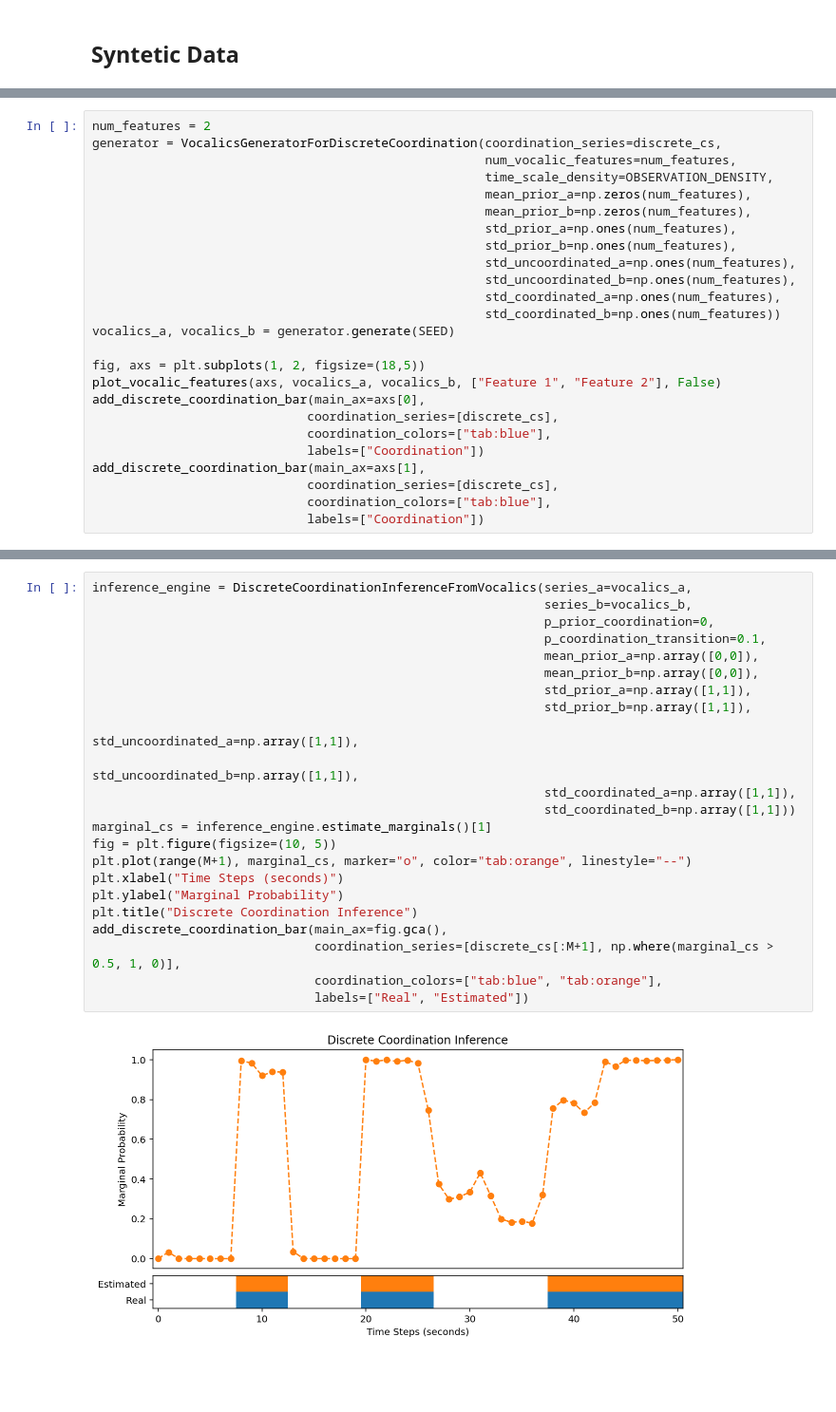
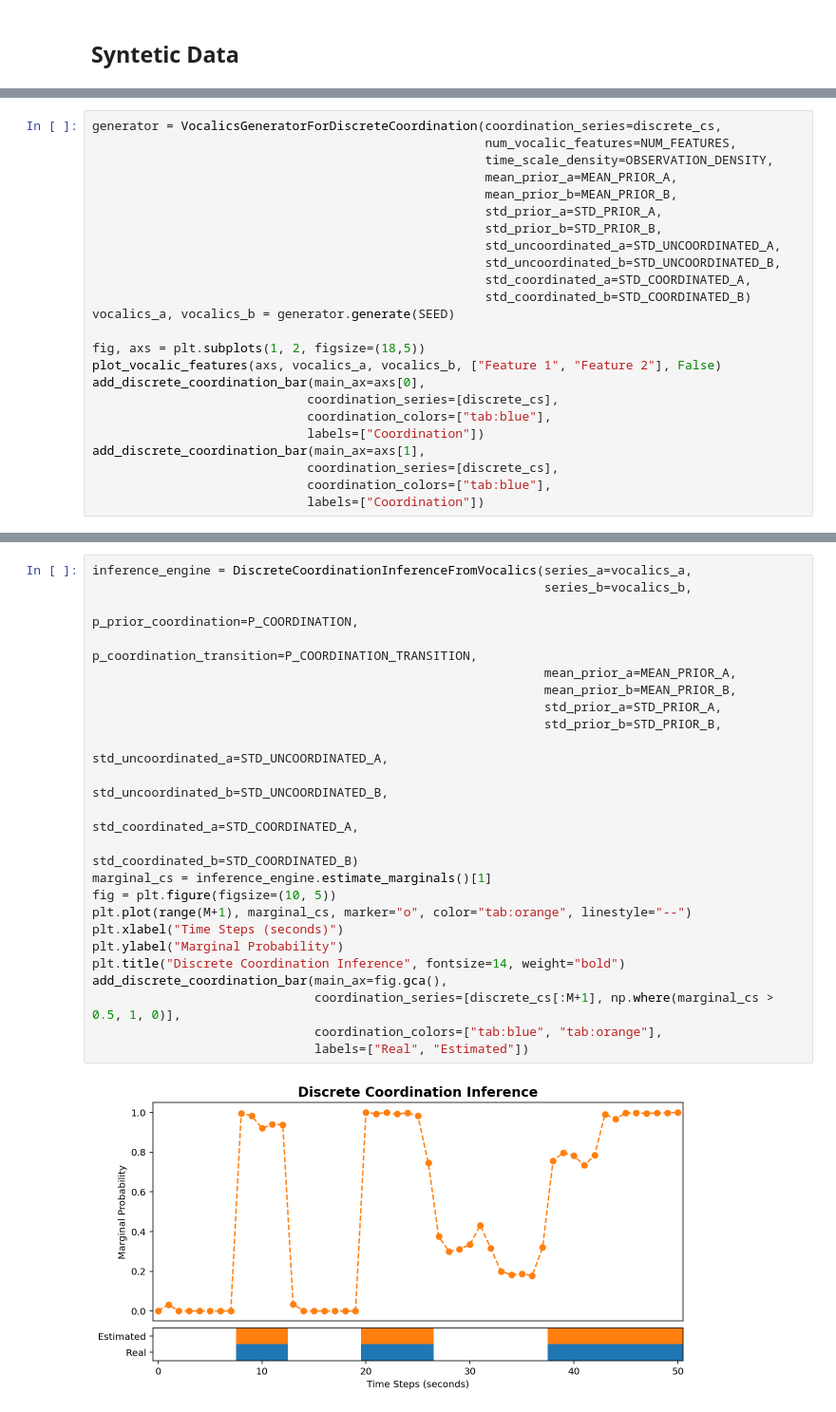
Before and after one commit to paulosoaresua/tomcat-coordination_analysis, a Jupyter notebook: notebooks/Coordination Model - Vocalics Component (Hard Coupling).ipynb, the cells around one changed output, grey strips where cells are left out. Shown at 95% size. Drawn from its saved outputs; the diff is of its cells as text; blank space fills up the shorter version.

```diff
--- a/notebooks/Coordination Model - Vocalics Component (Hard Coupling).ipynb
+++ b/notebooks/Coordination Model - Vocalics Component (Hard Coupling).ipynb
@@ -102,18 +81,17 @@ plot_discrete_coordination(ax=fig.gca(),
 # %% [output]
 [figure]
 # %%
-num_features = 2
 generator = VocalicsGeneratorForDiscreteCoordination(coordination_series=discrete_cs,
-                                                     num_vocalic_features=num_features,
+                                                     num_vocalic_features=NUM_FEATURES,
                                                      time_scale_density=OBSERVATION_DENSITY,
-                                                     mean_prior_a=np.zeros(num_features),
-                                                     mean_prior_b=np.zeros(num_features),
-                                                     std_prior_a=np.ones(num_features),
-                                                     std_prior_b=np.ones(num_features),
-                                                     std_uncoordinated_a=np.ones(num_features),
-                                                     std_uncoordinated_b=np.ones(num_features),
-                                                     std_coordinated_a=np.ones(num_features),
-                                                     std_coordinated_b=np.ones(num_features))
+                                                     mean_prior_a=MEAN_PRIOR_A,
+                                                     mean_prior_b=MEAN_PRIOR_B,
+                                                     std_prior_a=STD_PRIOR_A,
+                                                     std_prior_b=STD_PRIOR_B,
+                                                     std_uncoordinated_a=STD_UNCOORDINATED_A,
+                                                     std_uncoordinated_b=STD_UNCOORDINATED_B,
+                                                     std_coordinated_a=STD_COORDINATED_A,
+                                                     std_coordinated_b=STD_COORDINATED_B)
 vocalics_a, vocalics_b = generator.generate(SEED)
 
 fig, axs = plt.subplots(1, 2, figsize=(18,5))
@@ -145,25 +123,25 @@ Inference here can be performed exactly using message passing because of the dis
 # %%
 inference_engine = DiscreteCoordinationInferenceFromVocalics(series_a=vocalics_a,
                                                              series_b=vocalics_b,
-                                                             p_prior_coordination=0,
-                                                             p_coordination_transition=0.1,
-                                                             mean_prior_a=np.array([0,0]),
-                                                             mean_prior_b=np.array([0,0]),
-                                                             std_prior_a=np.array([1,1]),
-                                                             std_prior_b=np.array([1,1]),
-                                                             std_uncoordinated_a=np.array([1,1]),
-                                                             std_uncoordinated_b=np.array([1,1]),
-                                                             std_coordinated_a=np.array([1,1]),
-                                                             std_coordinated_b=np.array([1,1]))
+                                                             p_prior_coordination=P_COORDINATION,
+                                                             p_coordination_transition=P_COORDINATION_TRANSITION,
+                                                             mean_prior_a=MEAN_PRIOR_A,
+                                                             mean_prior_b=MEAN_PRIOR_B,
+                                                             std_prior_a=STD_PRIOR_A,
+                                                             std_prior_b=STD_PRIOR_B,
+                                                             std_uncoordinated_a=STD_UNCOORDINATED_A,
+                                                             std_uncoordinated_b=STD_UNCOORDINATED_B,
+                                                             std_coordinated_a=STD_COORDINATED_A,
+                                                             std_coordinated_b=STD_COORDINATED_B)
 marginal_cs = inference_engine.estimate_marginals()[1]
 fig = plt.figure(figsize=(10, 5))
 plt.plot(range(M+1), marginal_cs, marker="o", color="tab:orange", linestyle="--")
 plt.xlabel("Time Steps (seconds)")
 plt.ylabel("Marginal Probability")
-plt.title("Discrete Coordination Inference")
+plt.title("Discrete Coordination Inference", fontsize=14, weight="bold")
 add_discrete_coordination_bar(main_ax=fig.gca(),
                               coordination_series=[discrete_cs[:M+1], np.where(marginal_cs > 0.5, 1, 0)],
                               coordination_colors=["tab:blue", "tab:orange"],
                               labels=["Real", "Estimated"])
 # %% [output]
-[figure, old version]
+[figure, new version]
```
Also changed, not shown: parts of 8 cells of this notebook, 12 other files.
